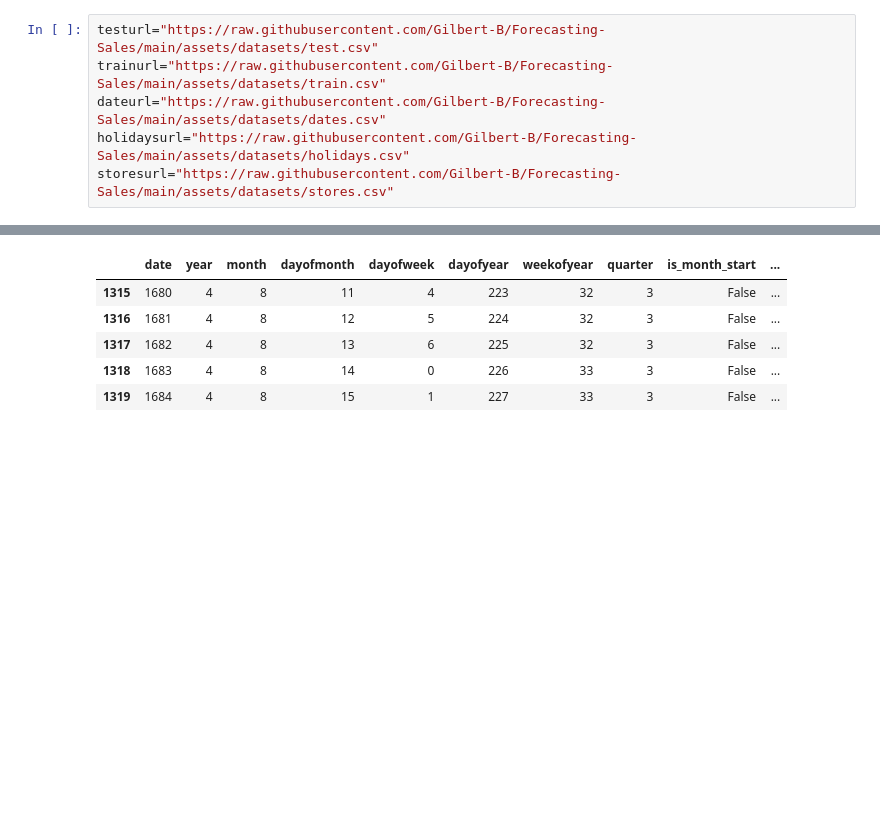
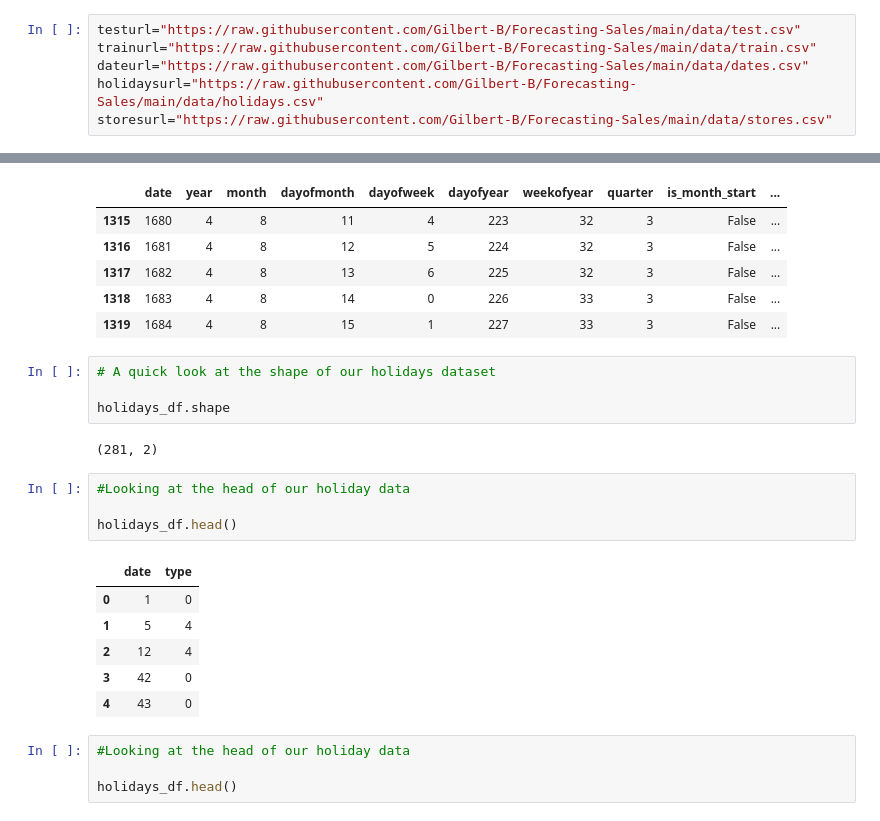
Before and after one commit to Gilbert-B/Forecasting-Sales, a Jupyter notebook: notebook/Sales_Forecast.ipynb, the cells around one changed output, grey strips where cells are left out. Cells and saved outputs as stored; diff of their text form; blank space fills up the shorter version.

```diff
--- a/dev/notebook/Sales_Forecast.ipynb
+++ b/notebook/Sales_Forecast.ipynb
@@ -81,11 +81,11 @@ from sklearn.pipeline import Pipeline
 # Data Loading
 Here is the section to load the datasets (train, eval, test) and the additional files
 # %%
-testurl="https://raw.githubusercontent.com/Gilbert-B/Forecasting-Sales/main/assets/datasets/test.csv"
-trainurl="https://raw.githubusercontent.com/Gilbert-B/Forecasting-Sales/main/assets/datasets/train.csv"
-dateurl="https://raw.githubusercontent.com/Gilbert-B/Forecasting-Sales/main/assets/datasets/dates.csv"
-holidaysurl="https://raw.githubusercontent.com/Gilbert-B/Forecasting-Sales/main/assets/datasets/holidays.csv"
-storesurl="https://raw.githubusercontent.com/Gilbert-B/Forecasting-Sales/main/assets/datasets/stores.csv"
+testurl="https://raw.githubusercontent.com/Gilbert-B/Forecasting-Sales/main/data/test.csv"
+trainurl="https://raw.githubusercontent.com/Gilbert-B/Forecasting-Sales/main/data/train.csv"
+dateurl="https://raw.githubusercontent.com/Gilbert-B/Forecasting-Sales/main/data/dates.csv"
+holidaysurl="https://raw.githubusercontent.com/Gilbert-B/Forecasting-Sales/main/data/holidays.csv"
+storesurl="https://raw.githubusercontent.com/Gilbert-B/Forecasting-Sales/main/data/stores.csv"
 # %%
 test_df = pd.read_csv(testurl,error_bad_lines=False)
 train_df= pd.read_csv(trainurl,error_bad_lines=False)
@@ -273,3 +273,24 @@ dates_df.tail()
 | 1317 | 1682 | 4 | 8 | 13 | 6 | 225 | 32 | 3 | False | ... |
 | 1318 | 1683 | 4 | 8 | 14 | 0 | 226 | 33 | 3 | False | ... |
 | 1319 | 1684 | 4 | 8 | 15 | 1 | 227 | 33 | 3 | False | ... |
+# %%
+# A quick look at the shape of our holidays dataset
+
+holidays_df.shape
+# %% [output]
+(281, 2)
+# %%
+#Looking at the head of our holiday data
+
+holidays_df.head()
+# %% [output]
+|  | date | type |
+| 0 | 1 | 0 |
+| 1 | 5 | 4 |
+| 2 | 12 | 4 |
+| 3 | 42 | 0 |
+| 4 | 43 | 0 |
+# %%
+#Looking at the head of our holiday data
+
+holidays_df.head()
```
